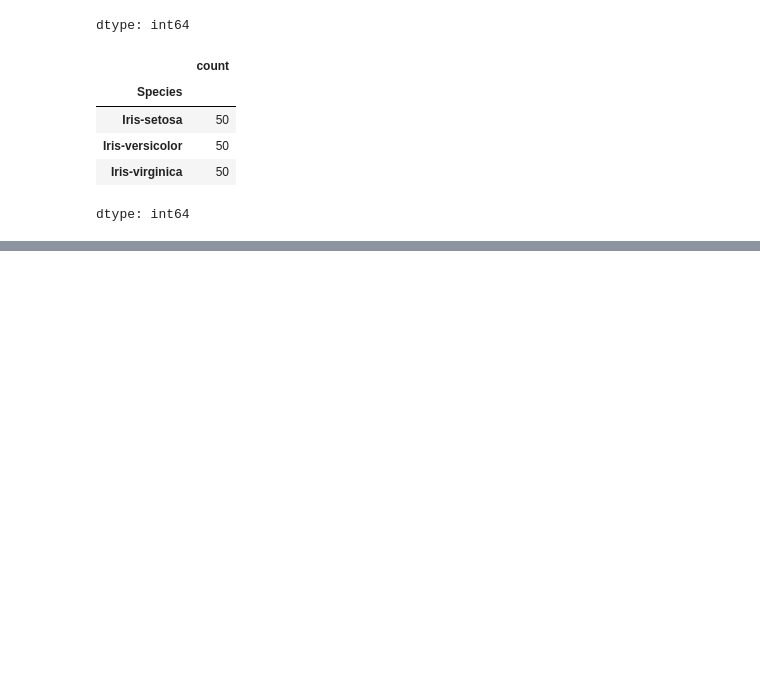
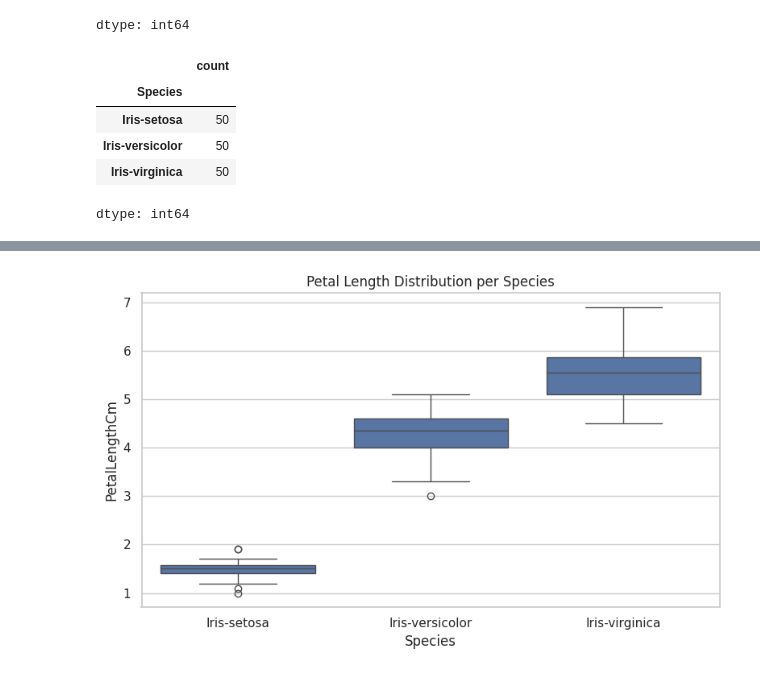
Before and after one commit to graciousgift/OIBSIP, a Jupyter notebook: Gift_Lawrence_Task1.ipynb, the cells around one changed output, grey strips where cells are left out. Cells and saved outputs as stored; diff of their text form; code cells hidden in the pictures; blank space fills up the shorter version.

```diff
--- a/Gift_Lawrence_Task1.ipynb
+++ b/Gift_Lawrence_Task1.ipynb
@@ -196,0 +141,12 @@ In this project, a machine learning classification model was developed using the
+# %%
+#Using boxplot to determine the distribution per species,
+#boxplot shows the spread and median of each feature per species and highlights outliers
+
+sns.set(style='whitegrid')
+plt.figure(figsize=(8, 5))
+sns.boxplot(x='Species', y='PetalLengthCm', data=df)
+plt.title('Petal Length Distribution per Species')
+plt.tight_layout()
+plt.show()
+# %% [output]
+[figure, added]
```
Also changed, not shown: parts of 47 cells of this notebook.
